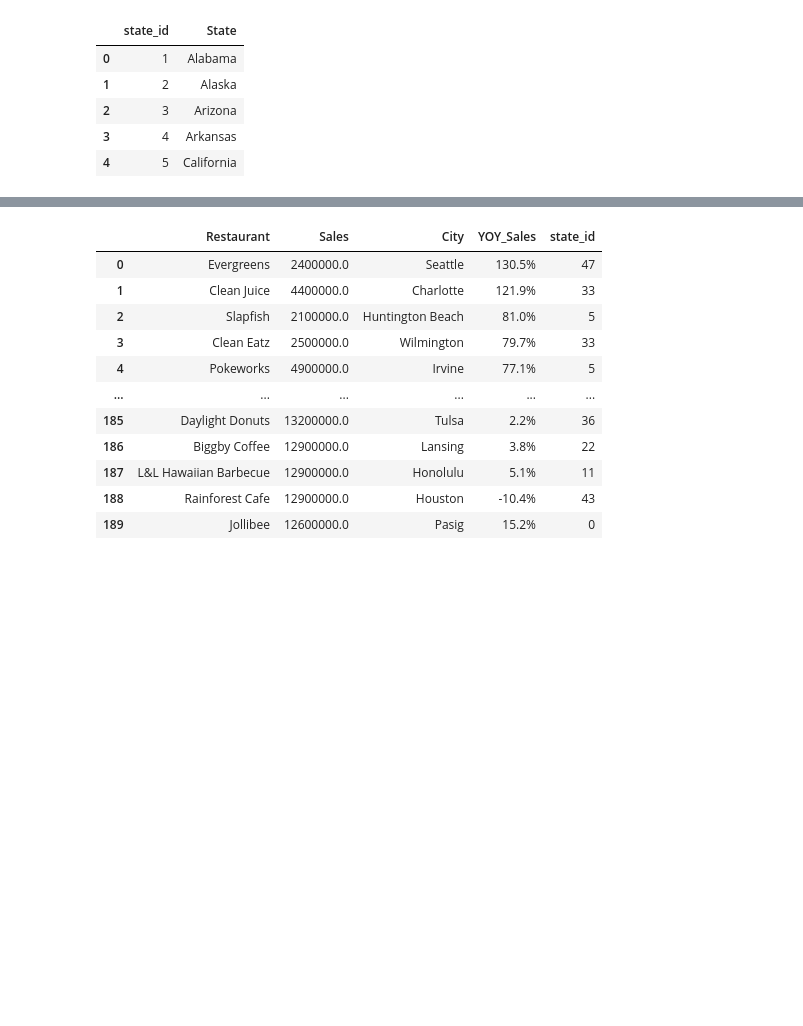
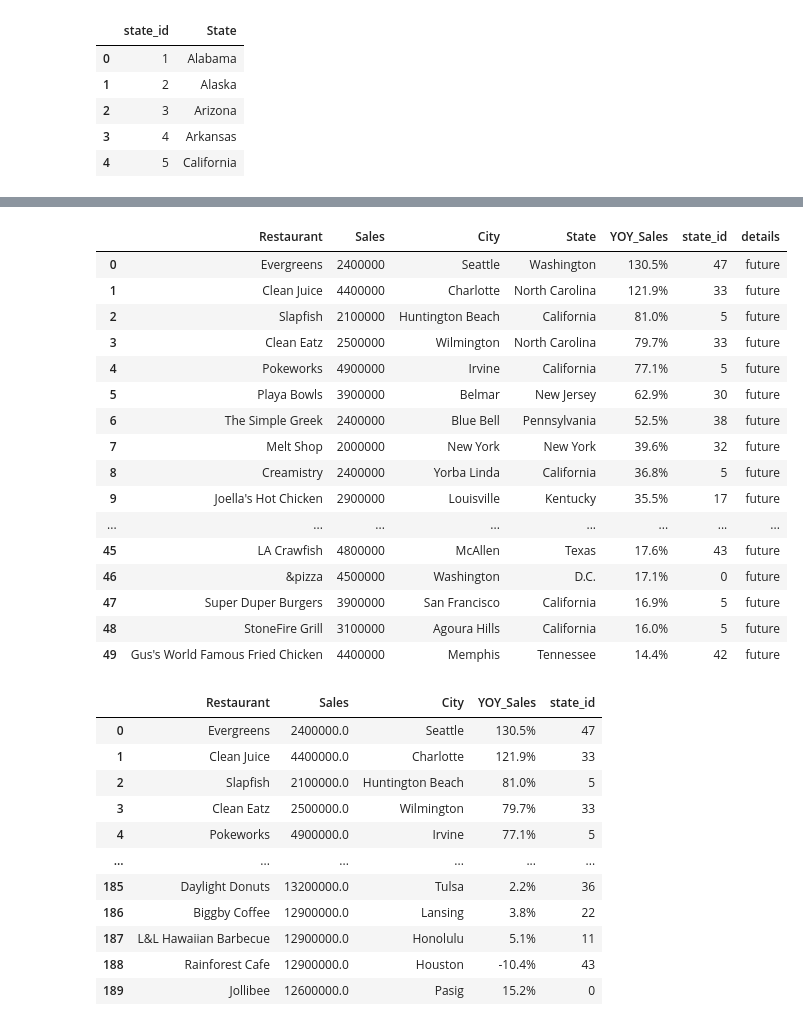
Before and after one commit to iamsabhoho/data-eng-final-proj-1, a Jupyter notebook: Script/Business_Script.ipynb, the cells around one changed output, grey strips where cells are left out. Saved outputs shown, nothing was run; the diff lists cells and outputs as text; code cells hidden in the pictures; blank space fills up the shorter version.

Commit message:
added detail to business df

```diff
--- a/Script/Business_Script.ipynb
+++ b/Script/Business_Script.ipynb
@@ -103,3 +101,25 @@ display(top250_df.head(5))
+# %%
+future50_df['details'] = 'future'
+independence100_df['details'] = 'independence'
+top250_df['details'] = ''
+# %% [output]
+|  | Restaurant | Sales | City | State | YOY_Sales | state_id | details |
+| 0 | Evergreens | 2400000 | Seattle | Washington | 130.5% | 47 | future |
+| 1 | Clean Juice | 4400000 | Charlotte | North Carolina | 121.9% | 33 | future |
+| 2 | Slapfish | 2100000 | Huntington Beach | California | 81.0% | 5 | future |
+| 3 | Clean Eatz | 2500000 | Wilmington | North Carolina | 79.7% | 33 | future |
+| 4 | Pokeworks | 4900000 | Irvine | California | 77.1% | 5 | future |
+| 5 | Playa Bowls | 3900000 | Belmar | New Jersey | 62.9% | 30 | future |
+| 6 | The Simple Greek | 2400000 | Blue Bell | Pennsylvania | 52.5% | 38 | future |
+| 7 | Melt Shop | 2000000 | New York | New York | 39.6% | 32 | future |
+| 8 | Creamistry | 2400000 | Yorba Linda | California | 36.8% | 5 | future |
+| 9 | Joella's Hot Chicken | 2900000 | Louisville | Kentucky | 35.5% | 17 | future |
+| ... | ... | ... | ... | ... | ... | ... | ... |
+| 45 | LA Crawfish | 4800000 | McAllen | Texas | 17.6% | 43 | future |
+| 46 | &pizza | 4500000 | Washington | D.C. | 17.1% | 0 | future |
+| 47 | Super Duper Burgers | 3900000 | San Francisco | California | 16.9% | 5 | future |
+| 48 | StoneFire Grill | 3100000 | Agoura Hills | California | 16.0% | 5 | future |
+| 49 | Gus's World Famous Fried Chicken | 4400000 | Memphis | Tennessee | 14.4% | 42 | future |
 # %%
 # Concat dataframes
 
```
Also changed, not shown: parts of 3 cells of this notebook, 3 other files.
